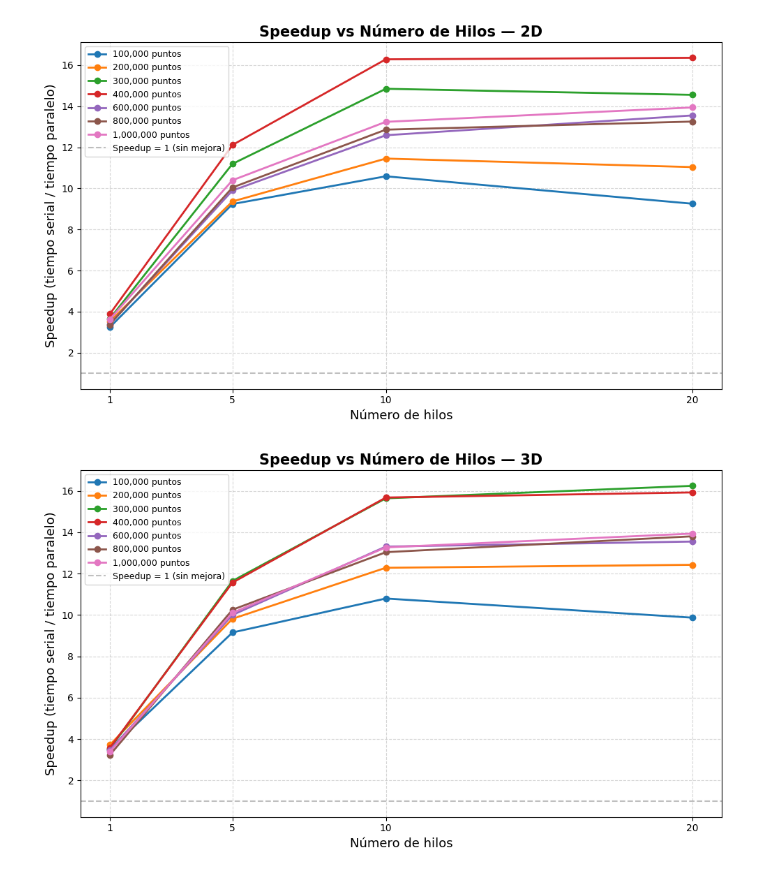
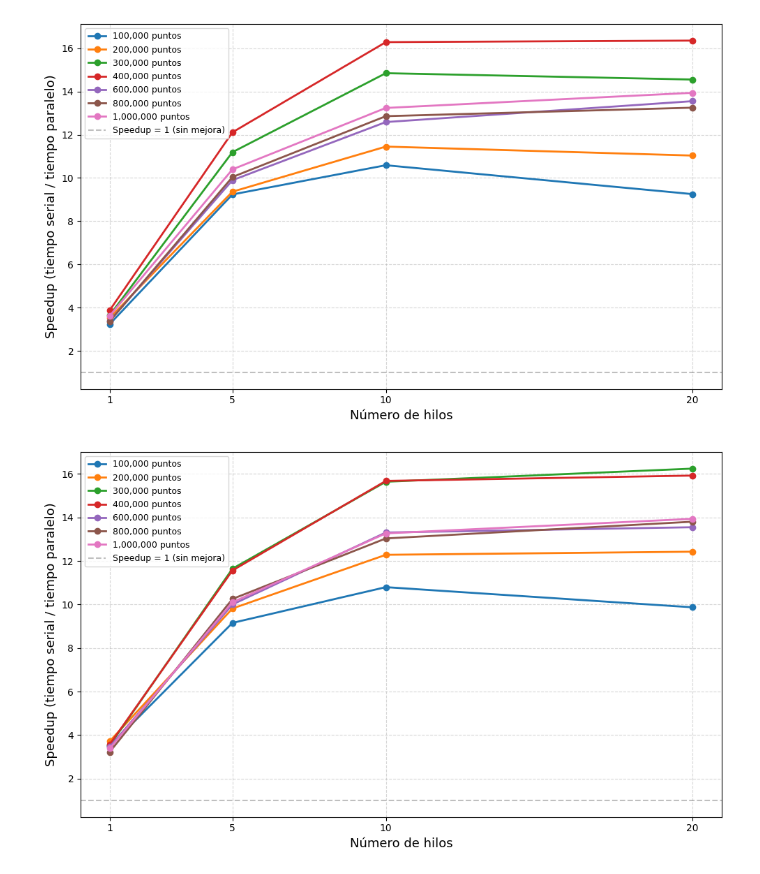
Before and after one commit to ekab-hub/Proyecto_Clusters_Paralelo, a Jupyter notebook: speed_up.ipynb, the cells around one changed output. Saved outputs shown, nothing was run; the diff lists cells and outputs as text; code cells hidden in the pictures.

Commit message:
Refinando detalles y agregando mas visuales

```diff
--- a/speed_up.ipynb
+++ b/speed_up.ipynb
@@ -17,28 +17,27 @@ merged["speedup"] = merged["tiempo_serial"] / merged["tiempo_ms"]
 # %%
 # Una gráfica por dimensión
 for dims in [2, 3]:
     subset = merged[merged["dims"] == dims]
 
     plt.figure(figsize=(10, 6))
 
     for n in sorted(subset["puntos"].unique()):
         data = subset[subset["puntos"] == n].sort_values("hilos")
         plt.plot(data["hilos"], data["speedup"], marker="o", linewidth=2, label=f"{n:,} puntos")
 
     # Línea de speedup ideal (lineal)
     plt.axhline(y=1, color="gray", linestyle="--", alpha=0.5, label="Speedup = 1 (sin mejora)")
 
-    plt.title(f"Speedup vs Número de Hilos — {dims}D", fontsize=15, fontweight="bold")
     plt.xlabel("Número de hilos", fontsize=13)
     plt.ylabel("Speedup (tiempo serial / tiempo paralelo)", fontsize=13)
     plt.xticks([1, 5, 10, 20])
     plt.legend(fontsize=9)
     plt.grid(True, linestyle="--", alpha=0.5)
     plt.tight_layout()
     plt.savefig(f"speedup_{dims}d.png", dpi=150)
     plt.show()
     plt.close()
 # %% [output]
-[figure, old version]
+[figure, new version]
-[figure, old version]
+[figure, new version]
 # %%
```
Also changed, not shown: parts of 2 cells of this notebook, 5 other files.
